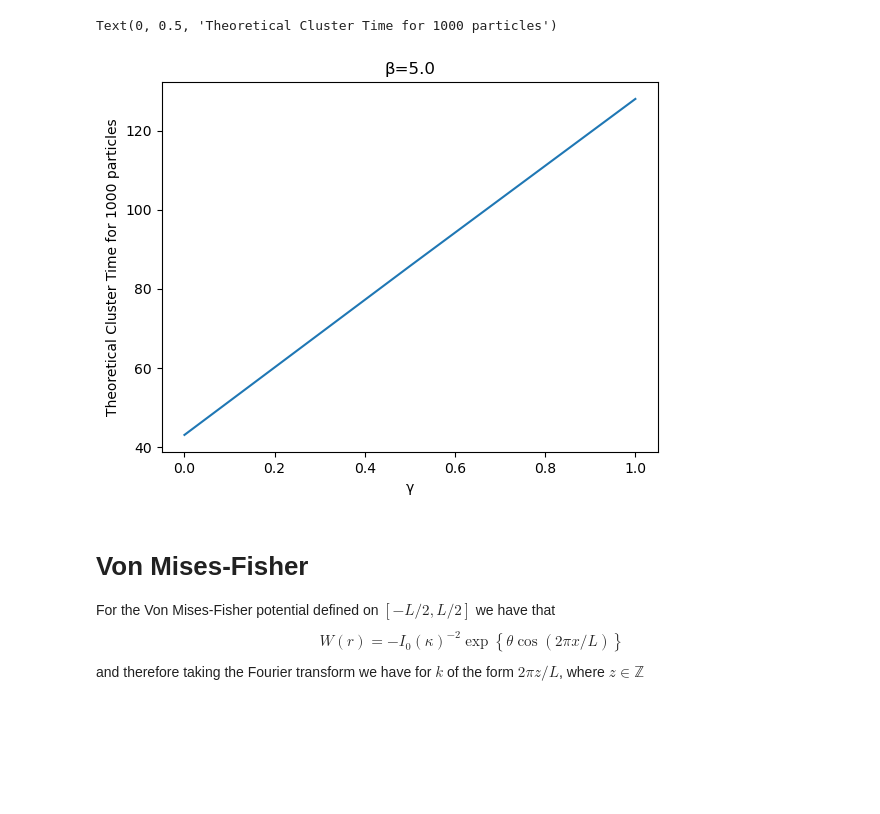
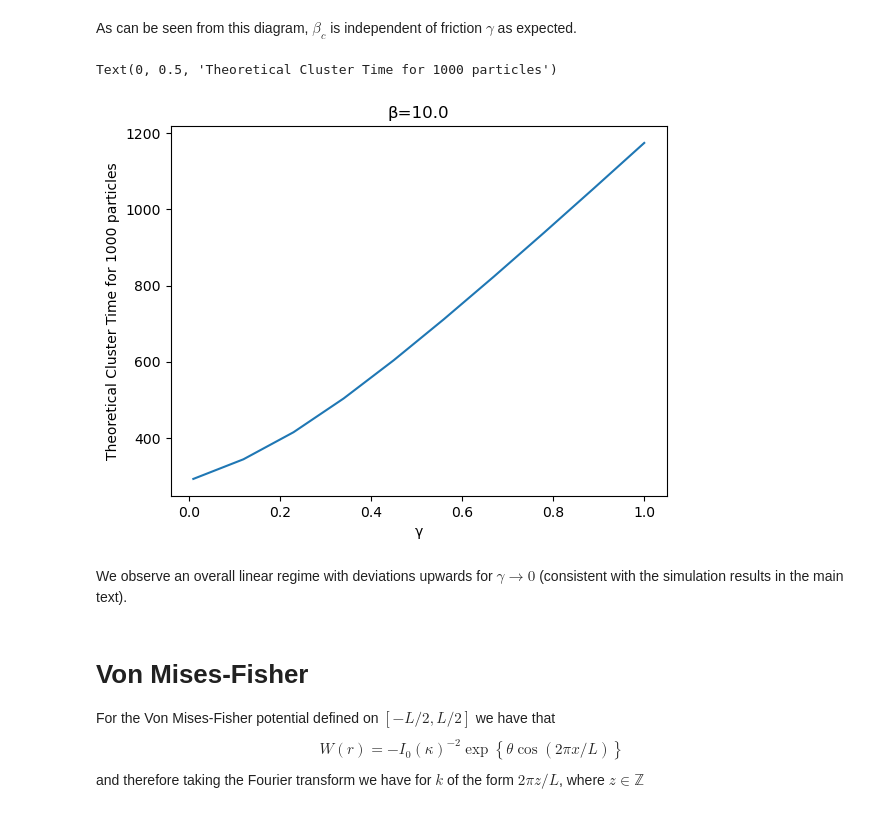
Before and after one commit to SchroedingersLion/Cluster-Formation-in-Diffusive-Systems, a Jupyter notebook: Spectral 3D Plots.ipynb, the cells around one changed output. Cells and saved outputs as stored; diff of their text form; code cells hidden in the pictures; blank space fills up the shorter version.

```diff
--- a/Spectral 3D Plots.ipynb
+++ b/Spectral 3D Plots.ipynb
@@ -47 +51,18 @@ def matrix(k,β,γ,L,dim):
+# %%
+# Matrix A(k) for given values of k, beta, gamma, L. We truncate it after the first "dim" rows/columns.
+
+def A_matrix(k,β,γ,L,dim):
+
+    A_k = np.zeros(shape=(dim,dim),dtype=np.complex_)
+
+    for i in range(dim-1):
+        A_k[i][i] = i*(-γ)
+        A_k[i][i+1] = -k*np.sqrt((i+1)/β)*1j
+        A_k[i+1][i] = -k*np.sqrt((i+1)/β)*1j
+
+    A_k[dim-1][dim-1] = (dim-1)*-γ
+
+    A_k[1][0] += -k*np.sqrt(β)*1j*W_hat(k)/L
+
+    return A_k
 # %%
@@ -103,4 +119,15 @@ Theoretical critcal beta in 3D  179.58712212516653
 # %%
-# For all temperatures and frictions, obtain largest eigenvalues.
-β_list,γ_list,spectral_radius = function()
+# Compute spectral radius for given list of beta and gamma.
+
+N_beta = 100
+beta_list = np.linspace(1, 10, N_beta)
+
+N_gamma = 10
+gamma_list = np.linspace(0.01, 1, N_gamma)
+
+dim = 50    # Pick large enough such that results converge.
+
+k_max = 50  # Pick large enough such that results converge.
+
+spectral_radius = compute_spectral(beta_list, gamma_list, dim, k_max)
 # %% [output]
@@ -144,10 +212,12 @@ Text(0, 0.5, 'Frequency of phase transition')
+# %% [markdown]
+As can be seen from this diagram, $\beta_c$ is independent of friction $\gamma$ as expected.
 # %%
-# plot time to onset of clustering (correct formula?)
+# Plot time to onset of clustering for fixed gamma at beta > beta_c.
 
-plt.plot(γ_list,np.log(1000)/(2*spectral_radius[-1,:]))
-plt.title('β='+str(β_list[-1]))
+plt.plot(gamma_list, np.log(1000)/(2*spectral_radius[-1,:]))
+plt.title('β='+str(beta_list[-1]))
 plt.xlabel('γ')
 plt.ylabel('Theoretical Cluster Time for 1000 particles')
 # %% [output]
 Text(0, 0.5, 'Theoretical Cluster Time for 1000 particles')
-[figure, old version]
+[figure, new version]
@@ -180,3 +224,5 @@ plt.show()
+# %% [markdown]
+We observe an overall linear regime with deviations upwards for $\gamma \to 0$ (consistent with the simulation results in the main text).
 # %% [markdown]
 # Von Mises-Fisher
 
```
Also changed, not shown: parts of 15 cells of this notebook.
